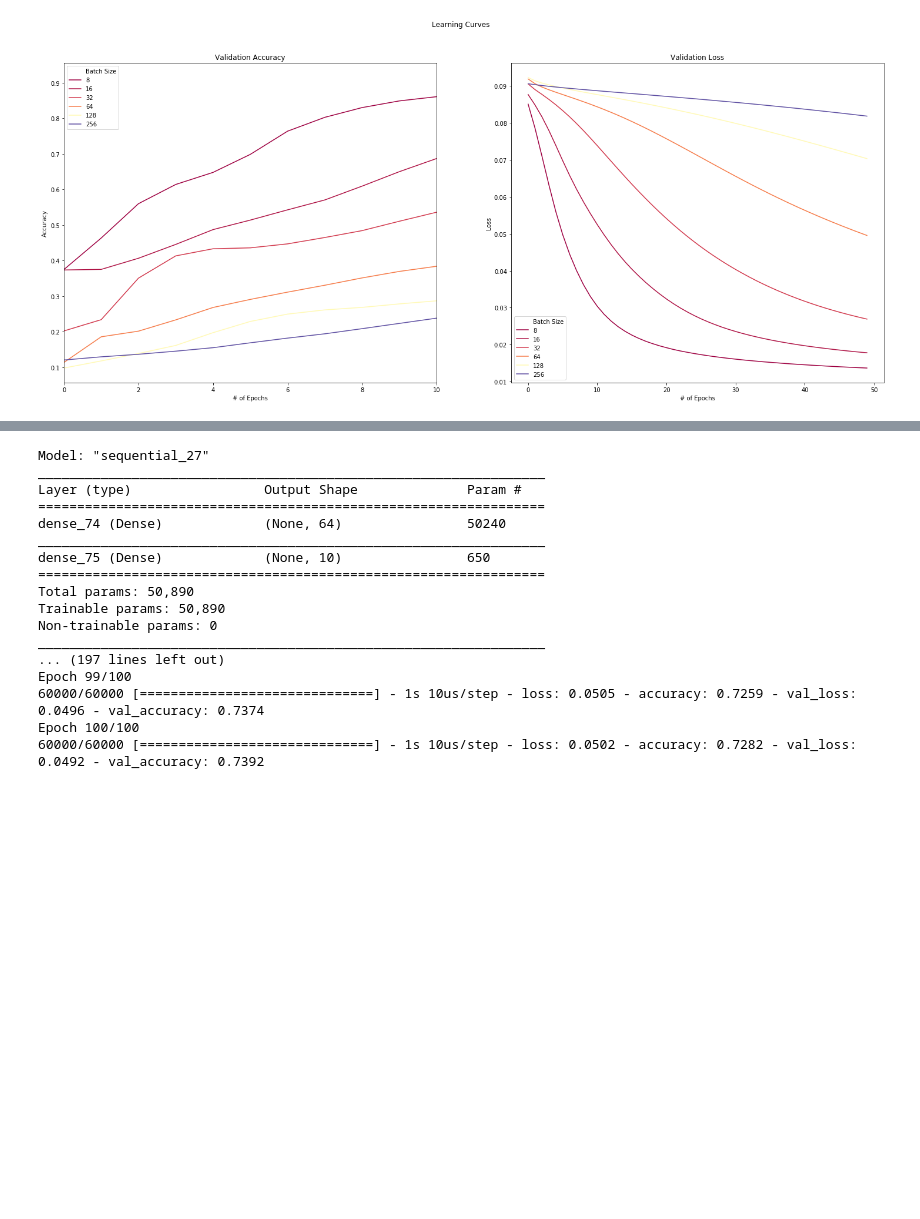
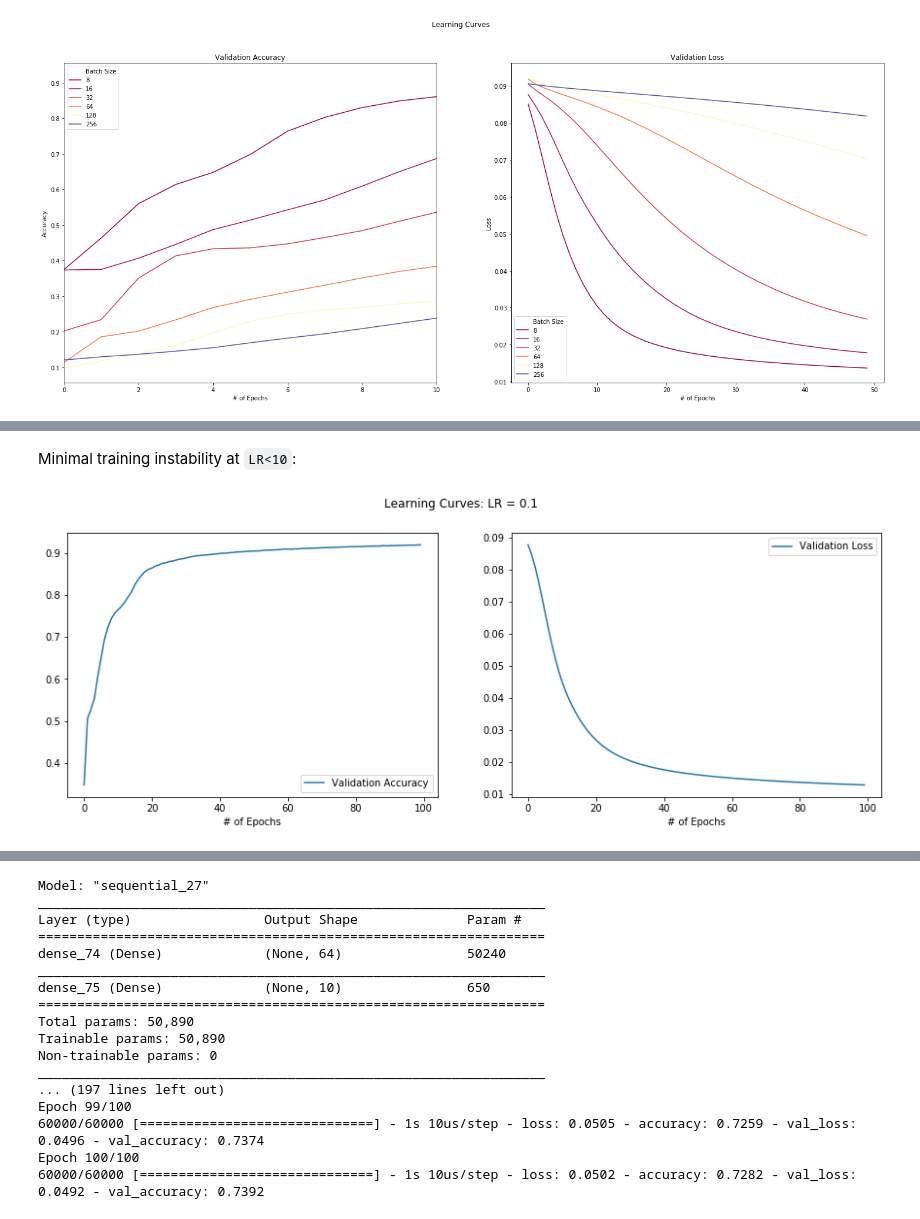
Before and after one commit to amypeniston/data-science-toolbox, a Jupyter notebook: key-concepts-examples/MNIST_Shallow_NN.ipynb, the cells around one changed output, grey strips where cells are left out. Drawn from its saved outputs; the diff is of its cells as text; code cells hidden in the pictures; blank space fills up the shorter version.

```diff
--- a/key-concepts-examples/MNIST_Shallow_NN.ipynb
+++ b/key-concepts-examples/MNIST_Shallow_NN.ipynb
@@ -220,0 +350,6 @@ plt.show()
+# %% [markdown]
+Minimal training instability at `LR<10`:
+# %%
+nn_lr_p1.plot_learning_curves()
+# %% [output]
+[figure, added]
```
Also changed, not shown: parts of 19 cells of this notebook.
